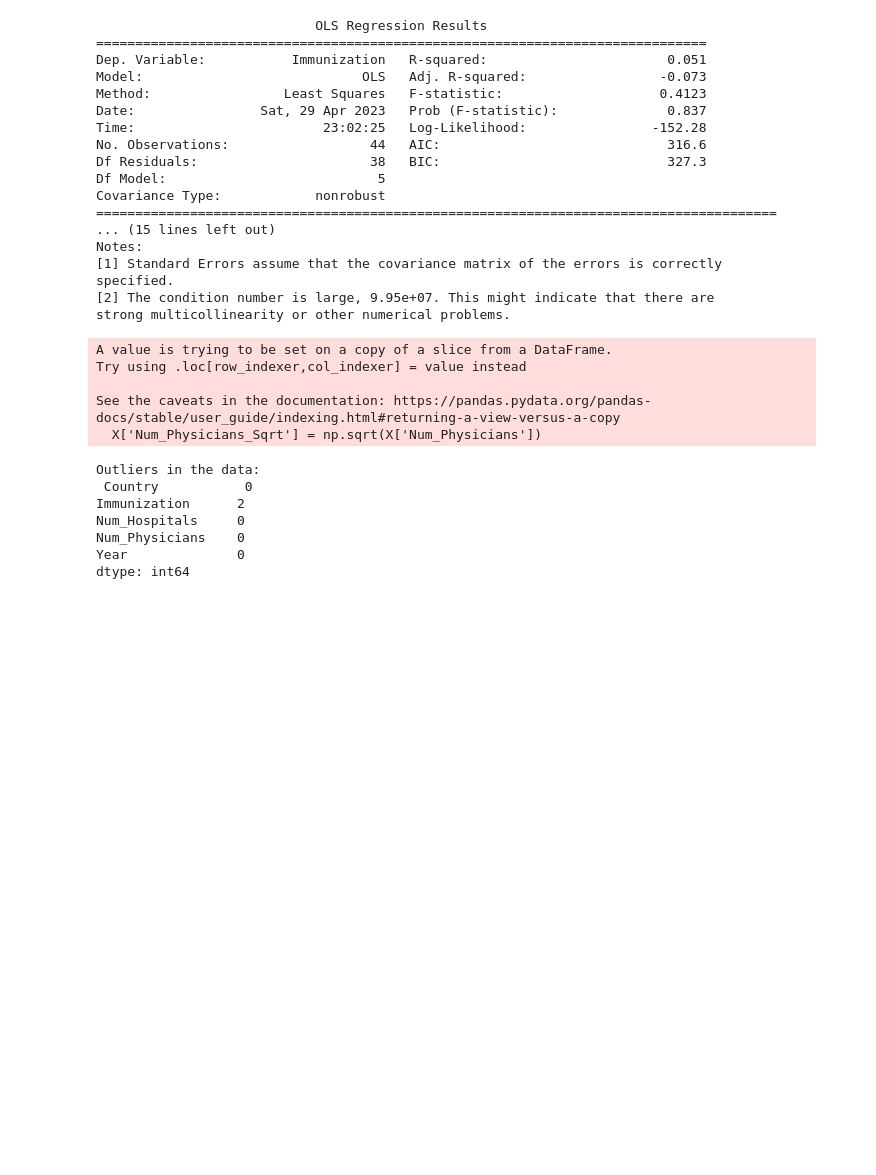
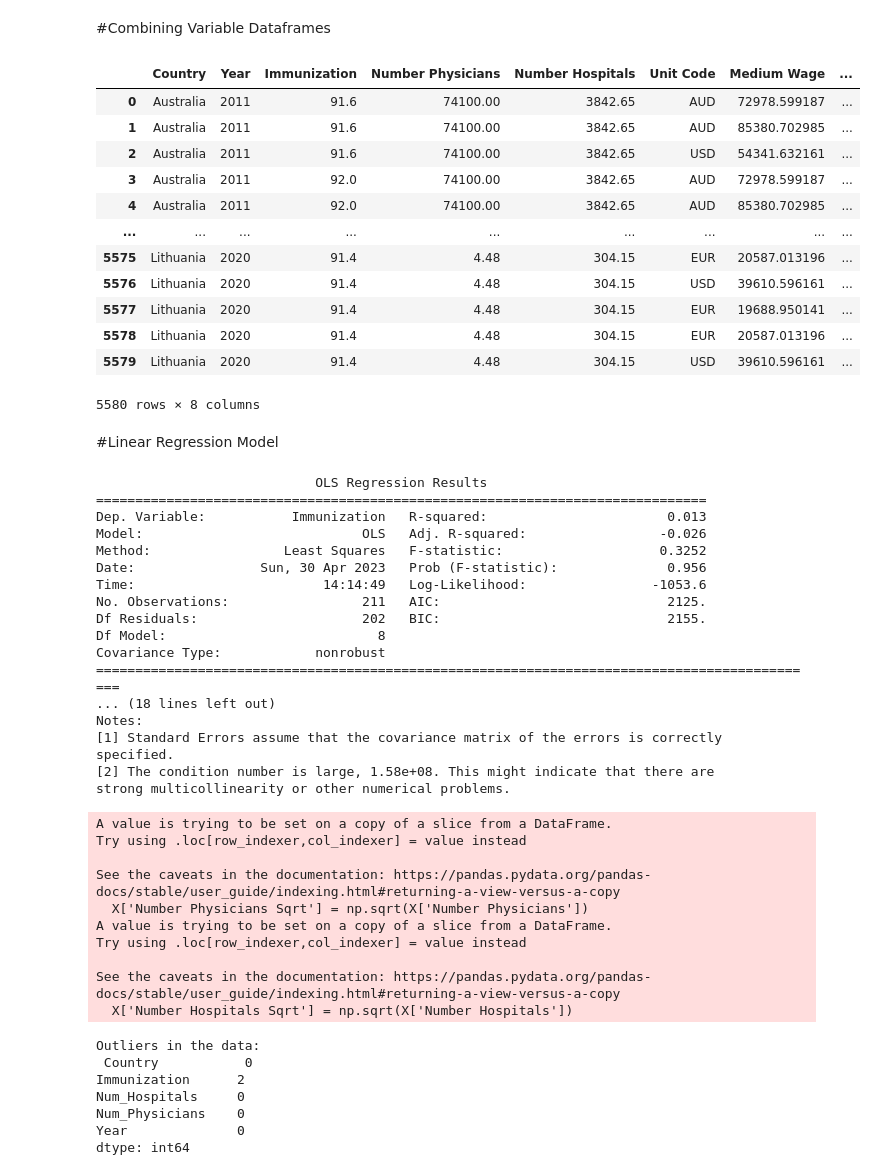
Before and after one commit to dweizzz/datathon23, a Jupyter notebook: AryaLinearRegression.ipynb, the cells around one changed output. Drawn from its saved outputs; the diff is of its cells as text; code cells hidden in the pictures; blank space fills up the shorter version.

```diff
--- a/AryaLinearRegression.ipynb
+++ b/AryaLinearRegression.ipynb
@@ -83,0 +66,5 @@ all_vars
+# %%
+df_medwage = pd.read_csv('MedianWage.csv')
+df_medwage=df_medwage[['Country','Time','Unit Code','Value']]
+df_medwage = df_medwage.rename(columns={'Value': 'Medium Wage','Time':'Year'})
+df_medwage
@@ -83,0 +85,7 @@ all_vars
+# %%
+df_PrevDeaths = pd.read_csv('PreventableDeaths.csv')
+df_PrevDeaths = df_PrevDeaths[df_PrevDeaths['Measure'] == 'Deaths per 100 000 population (standardised rates)']
+df_PrevDeaths = df_PrevDeaths[df_PrevDeaths['Variable'] == 'Preventable mortality']
+df_PrevDeaths=df_PrevDeaths[['Country','Year','Value']]
+df_PrevDeaths = df_PrevDeaths.rename(columns={'Value': 'Number Preven Deaths'})
+df_PrevDeaths
@@ -84,12 +106,37 @@ all_vars
+# %% [markdown]
+#Combining Variable Dataframes
+# %%
+dfs = [df_doc, df_hospitals, df_medwage,df_PrevDeaths]
+
+#merge all DataFrames into one
+all_vars = reduce(lambda left, right: pd.merge(left, right, on=['Country', 'Year'], how='inner'), dfs)
+all_vars
+# %% [output]
+|  | Country | Year | Immunization | Number Physicians | Number Hospitals | Unit Code | Medium Wage | ... |
+| 0 | Australia | 2011 | 91.6 | 74100.00 | 3842.65 | AUD | 72978.599187 | ... |
+| 1 | Australia | 2011 | 91.6 | 74100.00 | 3842.65 | AUD | 85380.702985 | ... |
+| 2 | Australia | 2011 | 91.6 | 74100.00 | 3842.65 | USD | 54341.632161 | ... |
+| 3 | Australia | 2011 | 92.0 | 74100.00 | 3842.65 | AUD | 72978.599187 | ... |
+| 4 | Australia | 2011 | 92.0 | 74100.00 | 3842.65 | AUD | 85380.702985 | ... |
+| ... | ... | ... | ... | ... | ... | ... | ... | ... |
+| 5575 | Lithuania | 2020 | 91.4 | 4.48 | 304.15 | EUR | 20587.013196 | ... |
+| 5576 | Lithuania | 2020 | 91.4 | 4.48 | 304.15 | USD | 39610.596161 | ... |
+| 5577 | Lithuania | 2020 | 91.4 | 4.48 | 304.15 | EUR | 19688.950141 | ... |
+| 5578 | Lithuania | 2020 | 91.4 | 4.48 | 304.15 | EUR | 20587.013196 | ... |
+| 5579 | Lithuania | 2020 | 91.4 | 4.48 | 304.15 | USD | 39610.596161 | ... |
+5580 rows × 8 columns
+# %% [markdown]
+#Linear Regression Model
 # %%
-country_specific = all_vars[all_vars['Country'] == 'Australia']
+country_specific = all_vars[all_vars['Country'] == 'Lithuania']
 
 y = country_specific['Immunization']
-X = country_specific[['Year', 'Num_Physicians','Num_Hospitals']]
-X['Num_Physicians_Sqrt'] = np.sqrt(X['Num_Physicians'])
+X = country_specific[['Year', 'Number Physicians','Number Hospitals','Medium Wage','Number Preven Deaths']]
+X['Number Physicians Sqrt'] = np.sqrt(X['Number Physicians'])
 #X['Num_Physicians_Sq'] = country_specific['Num_Physicians'] ** 2
-X['Num_Hospitals_Sqrt'] = np.sqrt(X['Num_Hospitals'])
-#X['Num_Physicians_'] = country_specific['Num_Hospitals'] ** 2
+X['Number Hospitals Sqrt'] = np.sqrt(X['Number Hospitals'])
+#X['Number Preven Deaths Sq'] = country_specific['Number Preven Deaths'] ** 2
+X['Number Preven Deaths Sqrt'] = np.sqrt(X['Number Preven Deaths'])
 
 # Add a constant term to the independent variables to represent the intercept
 X = sm.add_constant(X)
@@ -114,26 +161,31 @@ print(summary)
 # %% [output]
                             OLS Regression Results
 ==============================================================================
-Dep. Variable:           Immunization   R-squared:                       0.051
-Model:                            OLS   Adj. R-squared:                 -0.073
-Method:                 Least Squares   F-statistic:                    0.4123
-Date:                Sat, 29 Apr 2023   Prob (F-statistic):              0.837
-Time:                        23:02:25   Log-Likelihood:                -152.28
-No. Observations:                  44   AIC:                             316.6
-Df Residuals:                      38   BIC:                             327.3
-Df Model:                           5
+Dep. Variable:           Immunization   R-squared:                       0.013
+Model:                            OLS   Adj. R-squared:                 -0.026
+Method:                 Least Squares   F-statistic:                    0.3252
+Date:                Sun, 30 Apr 2023   Prob (F-statistic):              0.956
+Time:                        14:14:49   Log-Likelihood:                -1053.6
+No. Observations:                 211   AIC:                             2125.
+Df Residuals:                     202   BIC:                             2155.
+Df Model:                           8
 Covariance Type:            nonrobust
-=======================================================================================
-... (15 lines left out)
+=============================================================================================
+... (18 lines left out)
 Notes:
 [1] Standard Errors assume that the covariance matrix of the errors is correctly specified.
-[2] The condition number is large, 9.95e+07. This might indicate that there are
+[2] The condition number is large, 1.58e+08. This might indicate that there are
 strong multicollinearity or other numerical problems.
 A value is trying to be set on a copy of a slice from a DataFrame.
 Try using .loc[row_indexer,col_indexer] = value instead
 
 See the caveats in the documentation: https://pandas.pydata.org/pandas-docs/stable/user_guide/indexing.html#returning-a-view-versus-a-copy
-  X['Num_Physicians_Sqrt'] = np.sqrt(X['Num_Physicians'])
+  X['Number Physicians Sqrt'] = np.sqrt(X['Number Physicians'])
+A value is trying to be set on a copy of a slice from a DataFrame.
+Try using .loc[row_indexer,col_indexer] = value instead
+
+See the caveats in the documentation: https://pandas.pydata.org/pandas-docs/stable/user_guide/indexing.html#returning-a-view-versus-a-copy
+  X['Number Hospitals Sqrt'] = np.sqrt(X['Number Hospitals'])
 # %%
 q1 = country_specific.quantile(0.25)
 q3 = country_specific.quantile(0.75)
```
Also changed, not shown: parts of 7 cells of this notebook.
